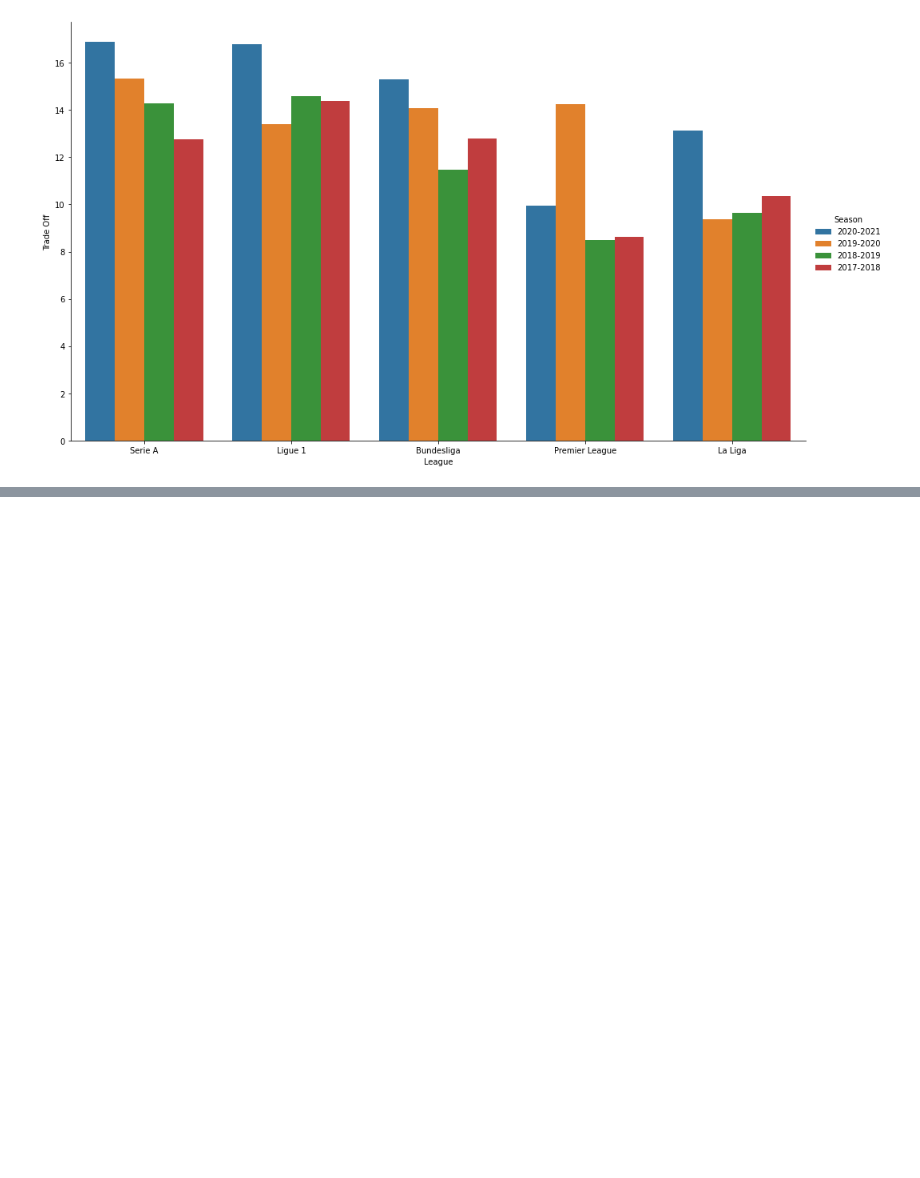
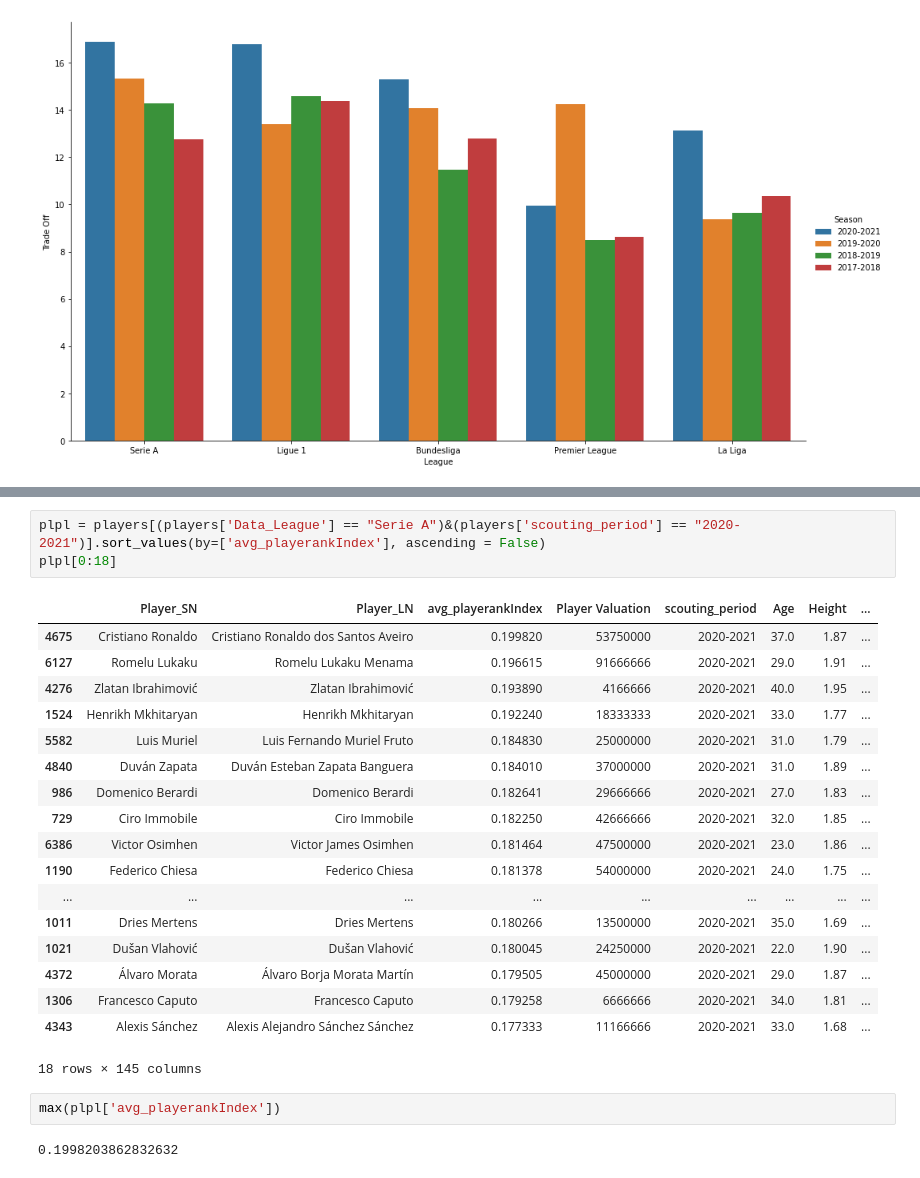
Before and after one commit to Alberto199810/Master-s-thesis-Moneyball-II, a Jupyter notebook: 03_Data Analytics/Moneyball Script.ipynb, the cells around one changed output, grey strips where cells are left out. Saved outputs shown, nothing was run; the diff lists cells and outputs as text; blank space fills up the shorter version.

```diff
--- a/03_Data Analytics/Moneyball Script.ipynb
+++ b/03_Data Analytics/Moneyball Script.ipynb
@@ -247,0 +396,26 @@ g
+# %%
+plpl = players[(players['Data_League'] == "Serie A")&(players['scouting_period'] == "2020-2021")].sort_values(by=['avg_playerankIndex'], ascending = False)
+plpl[0:18]
+# %% [output]
+|  | Player_SN | Player_LN | avg_playerankIndex | Player Valuation | scouting_period | Age | Height | ... |
+| 4675 | Cristiano Ronaldo | Cristiano Ronaldo dos Santos Aveiro | 0.199820 | 53750000 | 2020-2021 | 37.0 | 1.87 | ... |
+| 6127 | Romelu Lukaku | Romelu Lukaku Menama | 0.196615 | 91666666 | 2020-2021 | 29.0 | 1.91 | ... |
+| 4276 | Zlatan Ibrahimović | Zlatan Ibrahimović | 0.193890 | 4166666 | 2020-2021 | 40.0 | 1.95 | ... |
+| 1524 | Henrikh Mkhitaryan | Henrikh Mkhitaryan | 0.192240 | 18333333 | 2020-2021 | 33.0 | 1.77 | ... |
+| 5582 | Luis Muriel | Luis Fernando Muriel Fruto | 0.184830 | 25000000 | 2020-2021 | 31.0 | 1.79 | ... |
+| 4840 | Duván Zapata | Duván Esteban Zapata Banguera | 0.184010 | 37000000 | 2020-2021 | 31.0 | 1.89 | ... |
+| 986 | Domenico Berardi | Domenico Berardi | 0.182641 | 29666666 | 2020-2021 | 27.0 | 1.83 | ... |
+| 729 | Ciro Immobile | Ciro Immobile | 0.182250 | 42666666 | 2020-2021 | 32.0 | 1.85 | ... |
+| 6386 | Victor Osimhen | Victor James Osimhen | 0.181464 | 47500000 | 2020-2021 | 23.0 | 1.86 | ... |
+| 1190 | Federico Chiesa | Federico Chiesa | 0.181378 | 54000000 | 2020-2021 | 24.0 | 1.75 | ... |
+| ... | ... | ... | ... | ... | ... | ... | ... | ... |
+| 1011 | Dries Mertens | Dries Mertens | 0.180266 | 13500000 | 2020-2021 | 35.0 | 1.69 | ... |
+| 1021 | Dušan Vlahović | Dušan Vlahović | 0.180045 | 24250000 | 2020-2021 | 22.0 | 1.90 | ... |
+| 4372 | Álvaro Morata | Álvaro Borja Morata Martín | 0.179505 | 45000000 | 2020-2021 | 29.0 | 1.87 | ... |
+| 1306 | Francesco Caputo | Francesco Caputo | 0.179258 | 6666666 | 2020-2021 | 34.0 | 1.81 | ... |
+| 4343 | Alexis Sánchez | Alexis Alejandro Sánchez Sánchez | 0.177333 | 11166666 | 2020-2021 | 33.0 | 1.68 | ... |
+18 rows × 145 columns
+# %%
+max(plpl['avg_playerankIndex'])
+# %% [output]
+0.1998203862832632
```
Also changed, not shown: parts of 10 cells of this notebook, 1 other file.
